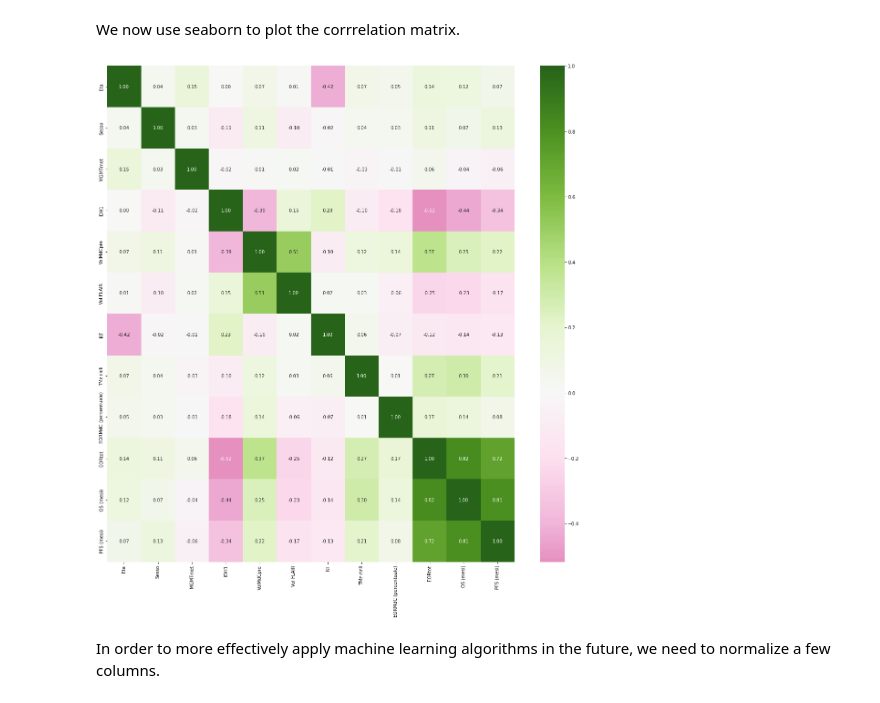
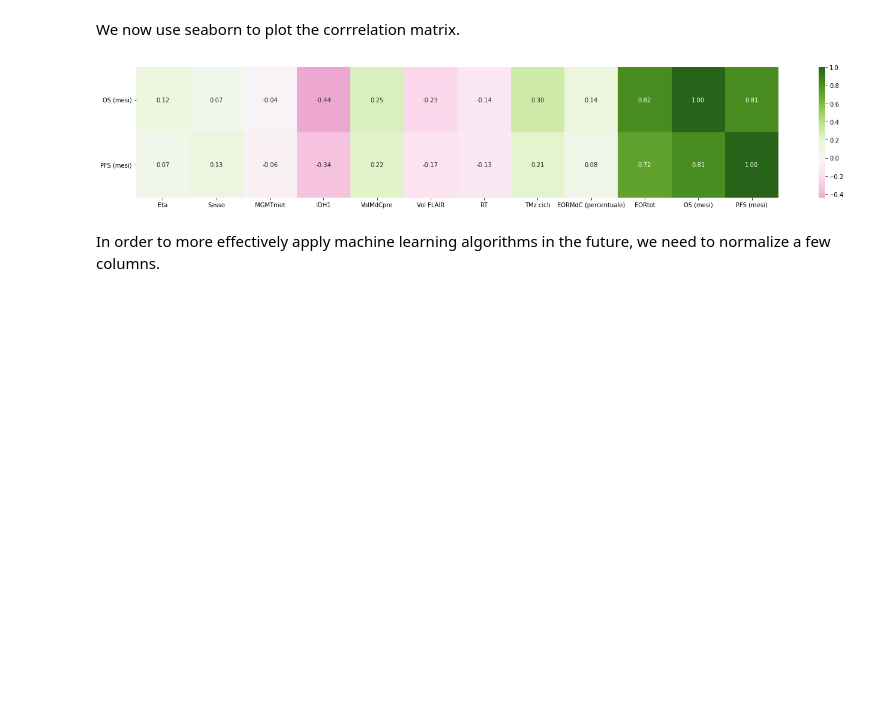
Before and after one commit to gullo97/medicine2, a Jupyter notebook: notebook.ipynb, the cells around one changed output. Drawn from its saved outputs; the diff is of its cells as text; code cells hidden in the pictures; blank space fills up the shorter version.

Commit message:
saved plots

```diff
--- a/notebook.ipynb
+++ b/notebook.ipynb
@@ -37,12 +37,24 @@ We now use seaborn to plot the corrrelation matrix.
 # %%
 # plot correlation matrix
 
+# corr = data.corr()
+# plt.figure(figsize=(20,20))
+# sns.heatmap(corr, annot=True, fmt=".2f", center=0, cmap='PiYG')
+# plt.yticks(rotation=0)
+# plt.xticks(rotation=45)
+# plt.savefig('corr_full.png')
+# plt.show()
+
+# #plot last 2 rows of correlation matrix
 corr = data.corr()
-plt.figure(figsize=(20,20))
-sns.heatmap(corr, annot=True, fmt=".2f", center=0, cmap='PiYG')
+plt.figure(figsize=(24,4))
+sns.heatmap(corr.iloc[-2:,:], annot=True, fmt=".2f", center=0, cmap='PiYG')
+plt.yticks(rotation=0)
+plt.xticks(rotation=0)
+# plt.savefig('corr_vers2.png')
 plt.show()
 # %% [output]
-[figure, old version]
+[figure, new version]
 # %% [markdown]
 In order to more effectively apply machine learning algorithms in the future, we need to normalize a few columns.
 # %%
```
Also changed, not shown: parts of 3 cells of this notebook.
